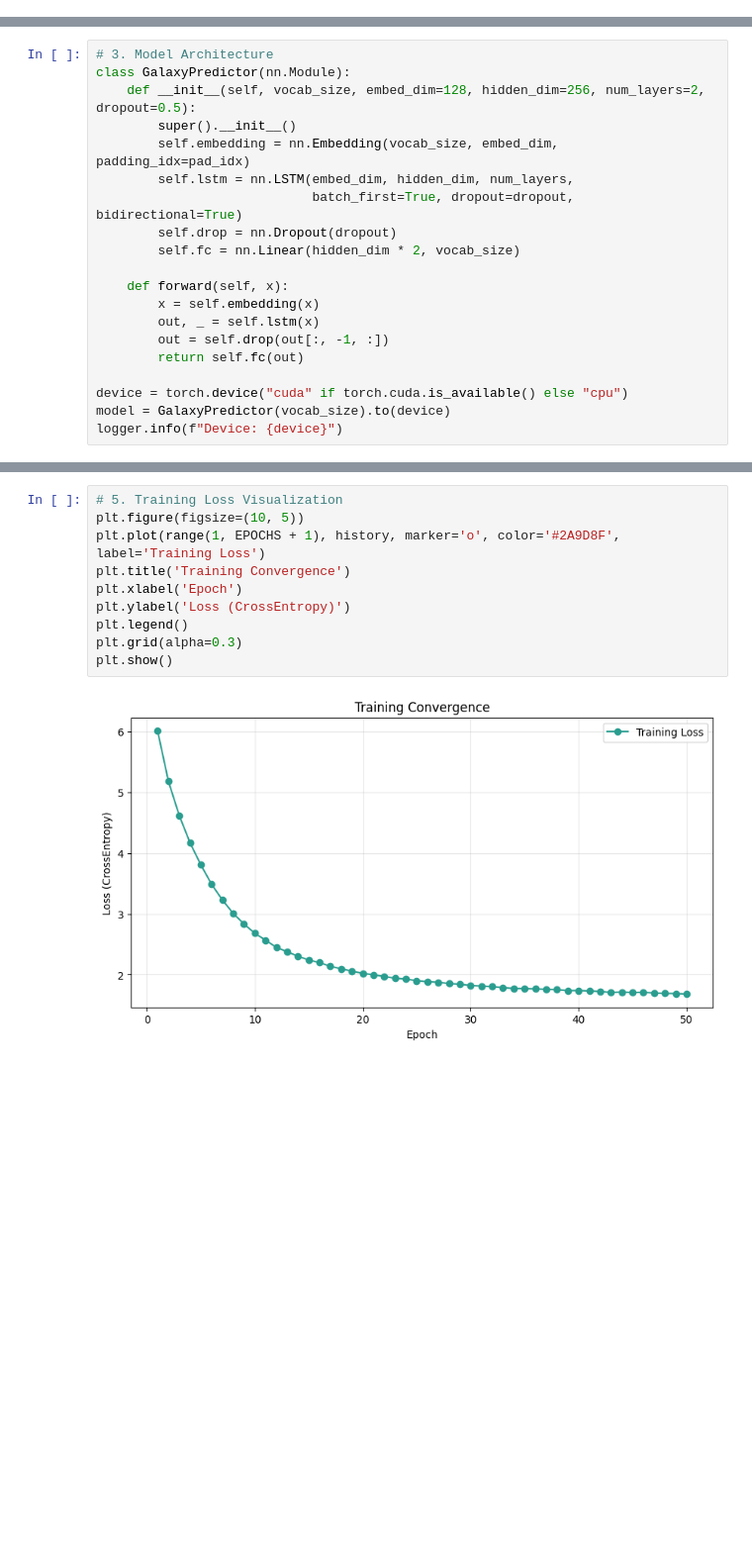
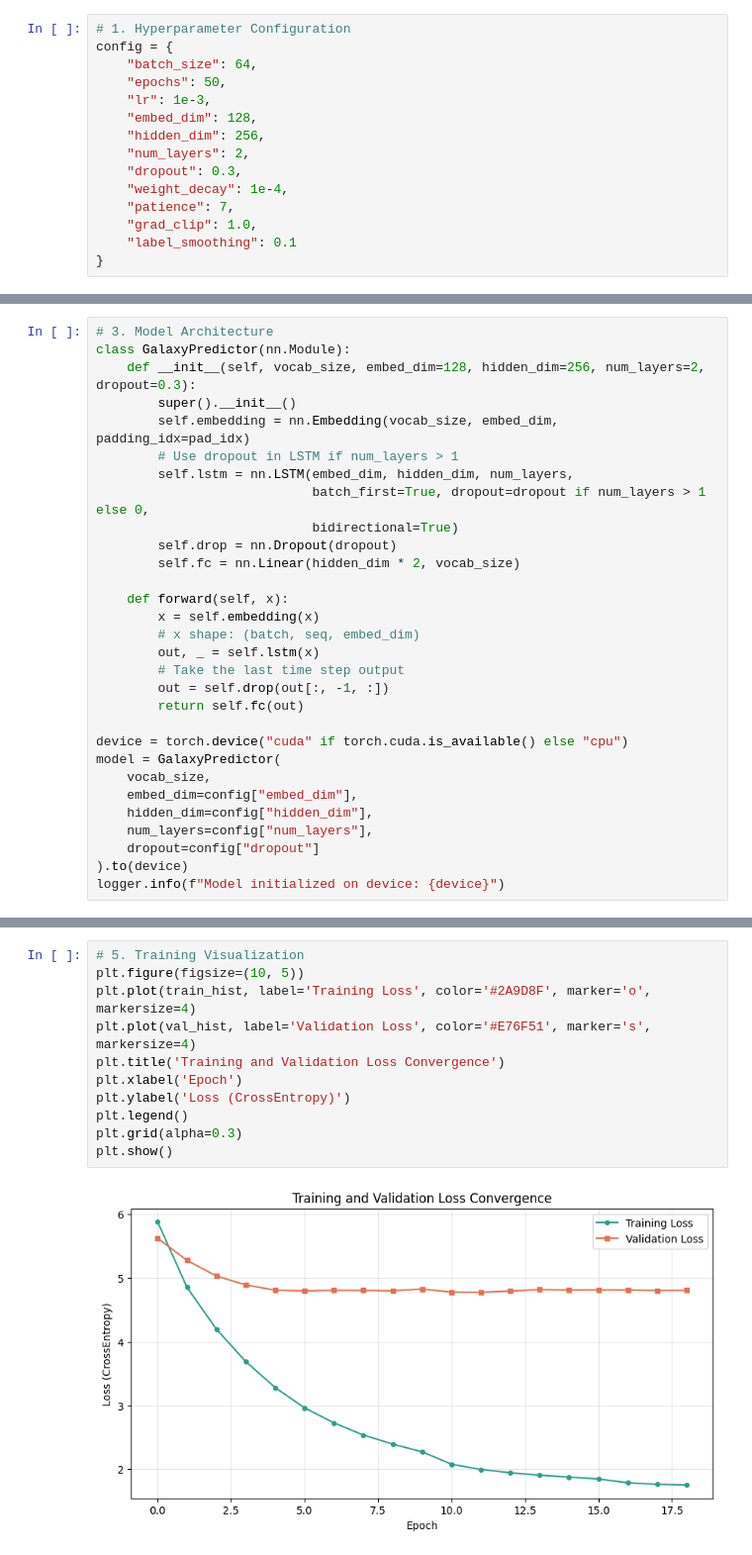
Before and after one commit to aprilyab/Galaxy-GNN-XP-2, a Jupyter notebook: model_training/LSTM_training.ipynb, the cells around one changed output, grey strips where cells are left out. Shown at 99% size. Saved outputs shown, nothing was run; the diff lists cells and outputs as text; blank space fills up the shorter version.

```diff
--- a/model_training/LSTM_training.ipynb
+++ b/model_training/LSTM_training.ipynb
@@ -31,3 +32,18 @@ logger.info(f"Project Root: {PROJECT_ROOT}")
+# %%
+# 1. Hyperparameter Configuration
+config = {
+    "batch_size": 64,
+    "epochs": 50,
+    "lr": 1e-3,
+    "embed_dim": 128,
+    "hidden_dim": 256,
+    "num_layers": 2,
+    "dropout": 0.3,
+    "weight_decay": 1e-4,
+    "patience": 7,
+    "grad_clip": 1.0,
+    "label_smoothing": 0.1
+}
 # %%
 # 2. Load Processed Data
 PROCESSED_DATA_DIR = PROJECT_ROOT / "data" / "processed"
@@ -52,21 +68,31 @@ logger.info(f"Vocab Size: {vocab_size} | Training Samples: {len(X_train)} | Test
 # %%
 # 3. Model Architecture
 class GalaxyPredictor(nn.Module):
-    def __init__(self, vocab_size, embed_dim=128, hidden_dim=256, num_layers=2, dropout=0.5):
+    def __init__(self, vocab_size, embed_dim=128, hidden_dim=256, num_layers=2, dropout=0.3):
         super().__init__()
         self.embedding = nn.Embedding(vocab_size, embed_dim, padding_idx=pad_idx)
+        # Use dropout in LSTM if num_layers > 1
         self.lstm = nn.LSTM(embed_dim, hidden_dim, num_layers,
-                            batch_first=True, dropout=dropout, bidirectional=True)
+                            batch_first=True, dropout=dropout if num_layers > 1 else 0,
+                            bidirectional=True)
         self.drop = nn.Dropout(dropout)
         self.fc = nn.Linear(hidden_dim * 2, vocab_size)
 
     def forward(self, x):
         x = self.embedding(x)
+        # x shape: (batch, seq, embed_dim)
         out, _ = self.lstm(x)
+        # Take the last time step output
         out = self.drop(out[:, -1, :])
         return self.fc(out)
 
 device = torch.device("cuda" if torch.cuda.is_available() else "cpu")
-model = GalaxyPredictor(vocab_size).to(device)
-logger.info(f"Device: {device}")
+model = GalaxyPredictor(
+    vocab_size,
+    embed_dim=config["embed_dim"],
+    hidden_dim=config["hidden_dim"],
+    num_layers=config["num_layers"],
+    dropout=config["dropout"]
+).to(device)
+logger.info(f"Model initialized on device: {device}")
 # %% [output]
@@ -121,13 +186,14 @@ logger.info(f"Model saved to {save_path.name}")
 # %%
-# 5. Training Loss Visualization
+# 5. Training Visualization
 plt.figure(figsize=(10, 5))
-plt.plot(range(1, EPOCHS + 1), history, marker='o', color='#2A9D8F', label='Training Loss')
-plt.title('Training Convergence')
+plt.plot(train_hist, label='Training Loss', color='#2A9D8F', marker='o', markersize=4)
+plt.plot(val_hist, label='Validation Loss', color='#E76F51', marker='s', markersize=4)
+plt.title('Training and Validation Loss Convergence')
 plt.xlabel('Epoch')
 plt.ylabel('Loss (CrossEntropy)')
 plt.legend()
 plt.grid(alpha=0.3)
 plt.show()
 # %% [output]
-[figure, old version]
+[figure, new version]
 # %%
```
Also changed, not shown: parts of 6 cells of this notebook.
